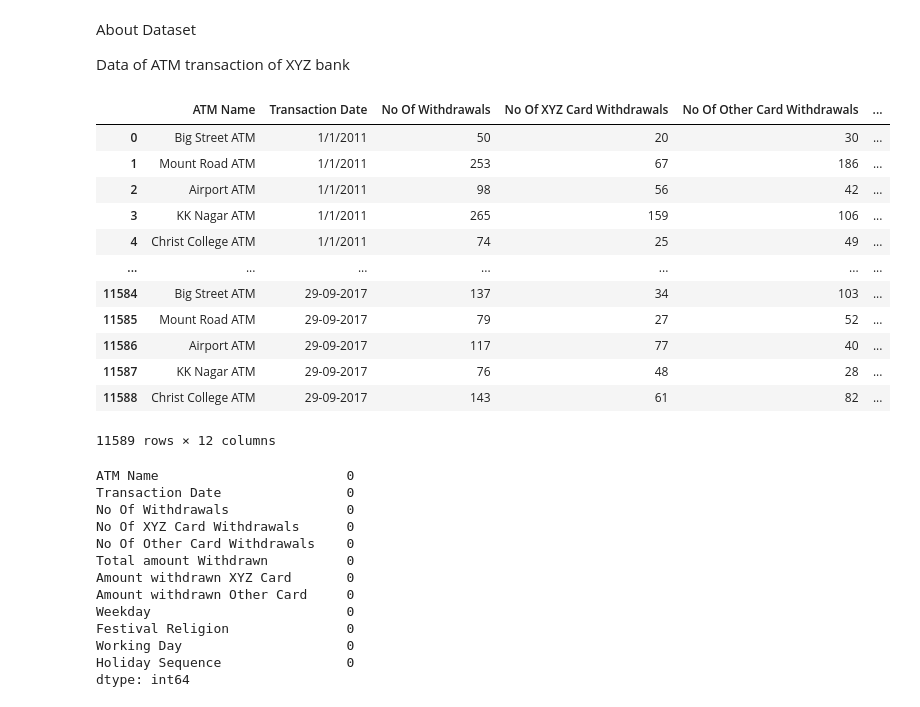
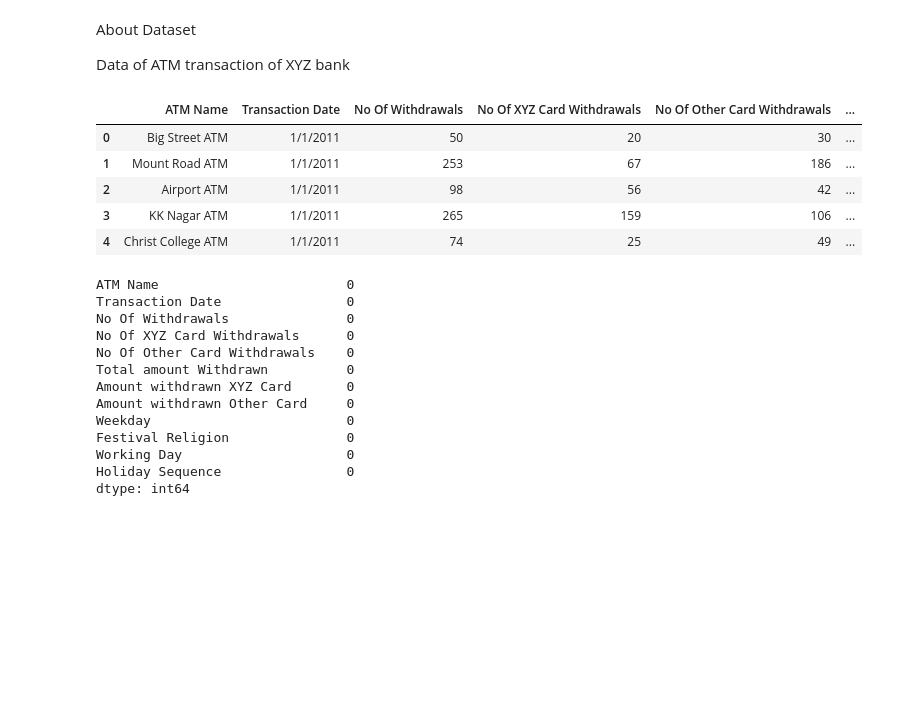
Before and after one commit to TelRich/Bank_Transaction_EDA, a Jupyter notebook: bank.ipynb, the cells around one changed output. Drawn from its saved outputs; the diff is of its cells as text; code cells hidden in the pictures; blank space fills up the shorter version.

```diff
--- a/bank.ipynb
+++ b/bank.ipynb
@@ -7,20 +11,13 @@ import pandas as pd
 # %%
 atm = pd.read_csv('AggregatedData.csv')
-atm
+atm.head()
 # %% [output]
 |  | ATM Name | Transaction Date | No Of Withdrawals | No Of XYZ Card Withdrawals | No Of Other Card Withdrawals | ... |
 | 0 | Big Street ATM | 1/1/2011 | 50 | 20 | 30 | ... |
 | 1 | Mount Road ATM | 1/1/2011 | 253 | 67 | 186 | ... |
 | 2 | Airport ATM | 1/1/2011 | 98 | 56 | 42 | ... |
 | 3 | KK Nagar ATM | 1/1/2011 | 265 | 159 | 106 | ... |
 | 4 | Christ College ATM | 1/1/2011 | 74 | 25 | 49 | ... |
-| ... | ... | ... | ... | ... | ... | ... |
-| 11584 | Big Street ATM | 29-09-2017 | 137 | 34 | 103 | ... |
-| 11585 | Mount Road ATM | 29-09-2017 | 79 | 27 | 52 | ... |
-| 11586 | Airport ATM | 29-09-2017 | 117 | 77 | 40 | ... |
-| 11587 | KK Nagar ATM | 29-09-2017 | 76 | 48 | 28 | ... |
-| 11588 | Christ College ATM | 29-09-2017 | 143 | 61 | 82 | ... |
-11589 rows × 12 columns
 # %%
 atm.isnull().sum()
 # %% [output]
```
Also changed, not shown: parts of 8 cells of this notebook.
